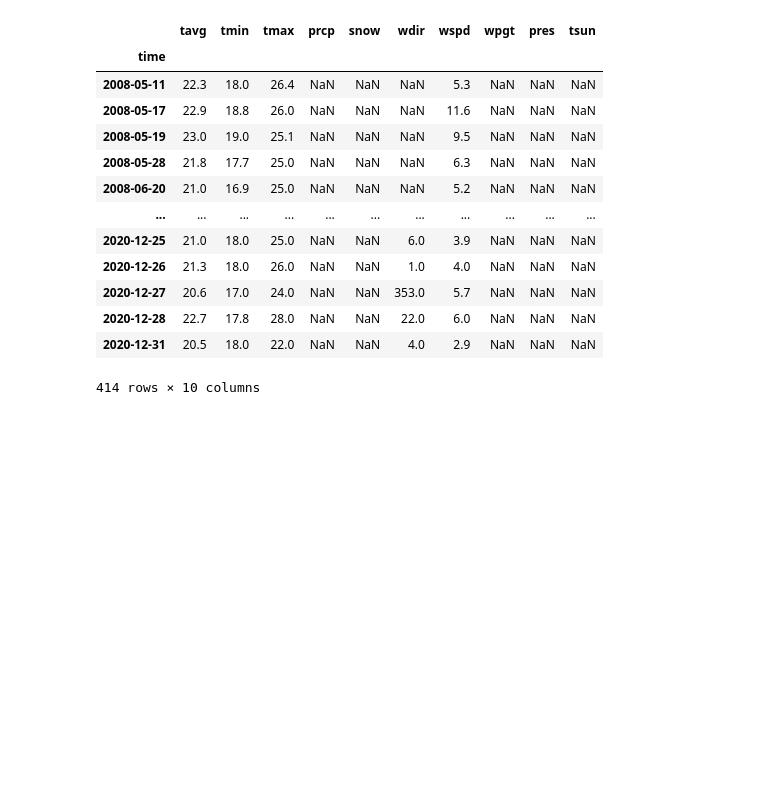
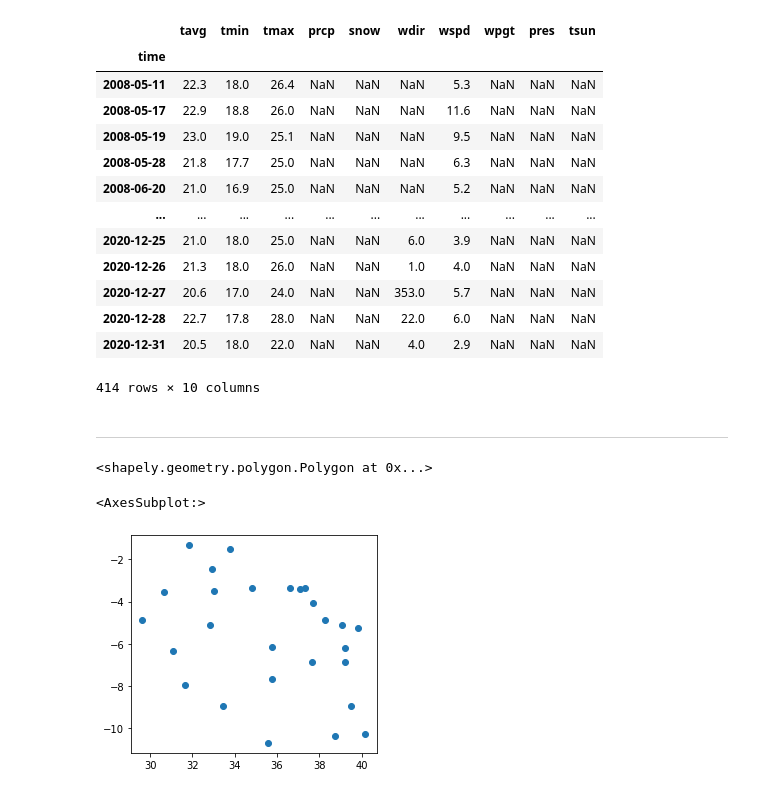
Before and after one commit to MARS-Group-HAW/esida-db, a Jupyter notebook: notebooks/Meteostat import.ipynb, the cells around one changed output. Drawn from its saved outputs; the diff is of its cells as text; code cells hidden in the pictures; blank space fills up the shorter version.

```diff
--- a/notebooks/Meteostat import.ipynb
+++ b/notebooks/Meteostat import.ipynb
@@ -102,3 +106,5 @@ data
 | 2020-12-28 | 22.7 | 17.8 | 28.0 | NaN | NaN | 22.0 | 6.0 | NaN | NaN | NaN |
 | 2020-12-31 | 20.5 | 18.0 | 22.0 | NaN | NaN | 4.0 | 2.9 | NaN | NaN | NaN |
 414 rows × 10 columns
+# %% [markdown]
+---
@@ -104,0 +116,12 @@ data
+# %%
+shape
+# %% [output]
+<shapely.geometry.polygon.Polygon at 0x...>
+# %%
+stations_gdf = geopandas.read_postgis('SELECT * FROM meteostat_stations',
+                                     con=get_engine(), geom_col='geometry')
+# %%
+stations_gdf.plot()
+# %% [output]
+<AxesSubplot:>
+[figure, added]
```
Also changed, not shown: parts of 23 cells of this notebook.
